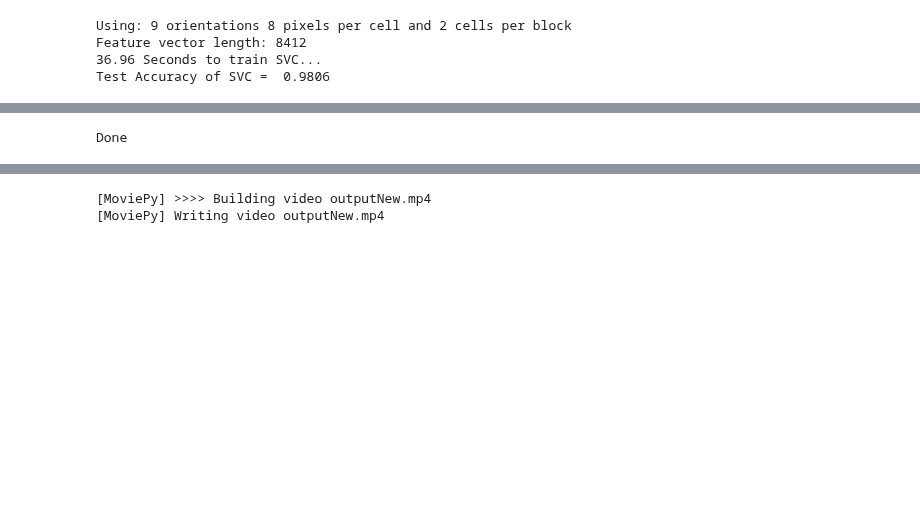
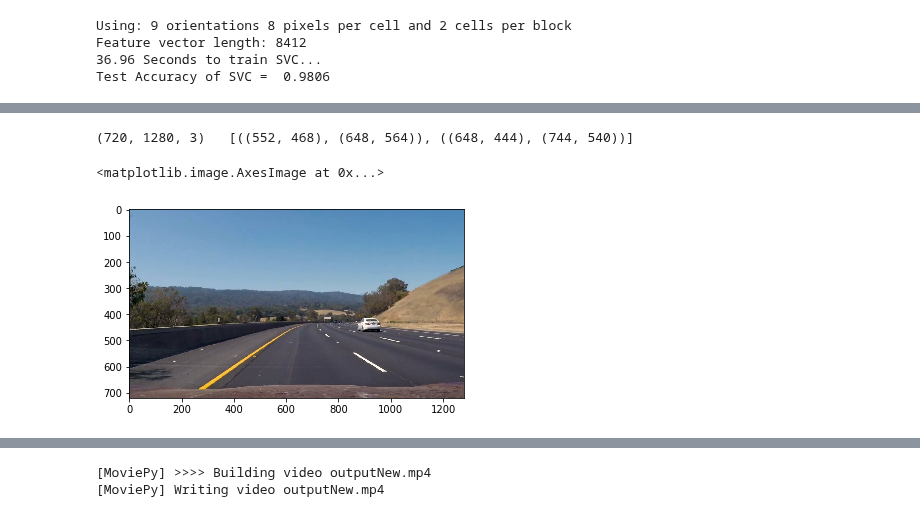
Before and after one commit to ikartiks/CarND-Vehicle-Detection-And-Tracking, a Jupyter notebook: P1.ipynb, the cells around one changed output, grey strips where cells are left out. Saved outputs shown, nothing was run; the diff lists cells and outputs as text; code cells hidden in the pictures; blank space fills up the shorter version.

```diff
--- a/P1.ipynb
+++ b/P1.ipynb
@@ -637,30 +300,0 @@ def find_cars(img, ystart, ystop, scale, svc, X_scaler, orient, pix_per_cell, ce
-# %%
-xbox_left = 1
-ytop_draw = 2
-win_draw = 3
-
-ystart=1
-
-#cv2.rectangle(draw_img,(xbox_left, ytop_draw+ystart),(xbox_left+win_draw,ytop_draw+win_draw+ystart),(0,0,255),6)
-cords = ((xbox_left, ytop_draw+ystart),(xbox_left+win_draw,ytop_draw+win_draw+ystart))
-
-#print(cords)
-
-c=[]
-#c.append(a)
-#c.append(b)
-
-count = 0
-while (count < 100):
-   c.append(cords)
-   count = count + 1
-
-c.append(cords)
-c.append(cords)
-c.append(cords)
-c.append(cords)
-c.append(cords)
-c.append(cords)
-c.append(cords)
-c.append(cords)
-print(len(c),c[0])
@@ -842,22 +762,26 @@ faltu
 # %%
 #Using find cars
 
 #747 2 cars one behind
 #63 no cars
-image = mpimg.imread('output/vid747.jpg')
+image = mpimg.imread('output/vid647.jpg')
 draw_image = np.copy(image)
 
 #print(image.shape)
 
 heat = np.zeros_like(image[:,:,0]).astype(np.float)
 
 ystart = 300
 ystop = 600
 scale = 1.5
 #print(ystart,' s9 ', ystop,' s8 ', scale,' 7s ', svc,' s6 ', X_scaler,' s5 ', orient,' s4 ', pix_per_cell,' s3 ', cell_per_block,' s2 ', spatial_size,' s1 ', hist_bins)
 bbox = find_cars(image, ystart, ystop, scale, svc, X_scaler, orient, pix_per_cell, cell_per_block, spatial_size, hist_bins)
 
-print('Done')
+print(image.shape,' ',bbox)
+
+plt.imshow(image)
 # %% [output]
-Done
+(720, 1280, 3)   [((552, 468), (648, 564)), ((648, 444), (744, 540))]
+<matplotlib.image.AxesImage at 0x...>
+[figure, added]
 # %%
```
Also changed, not shown: parts of 11 cells of this notebook, 14 other files.
